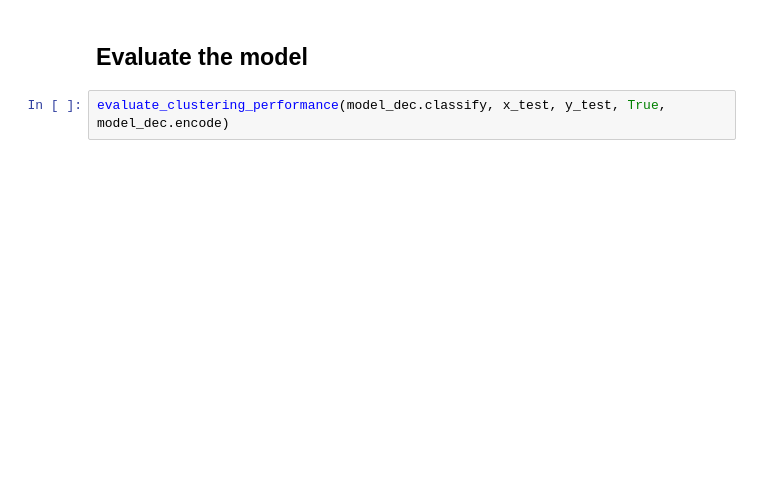
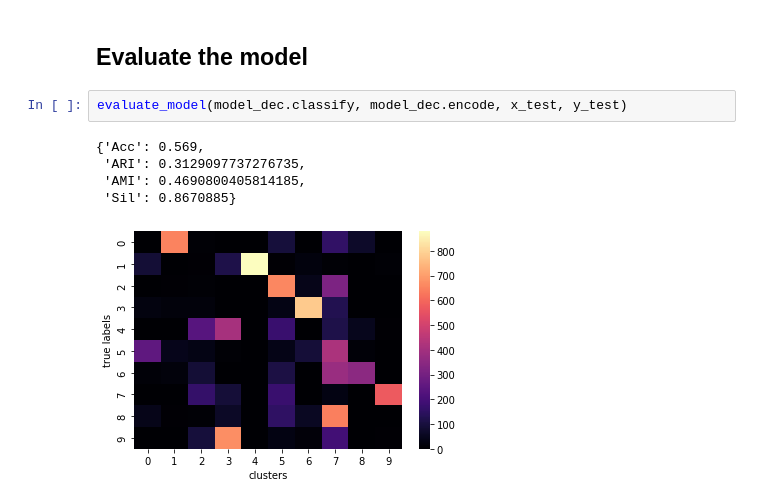
Before and after one commit to carlescn/MSc_bioinformatics_thesis, a Jupyter notebook: masters_thesis_models/vae_dec_on_MNIST.ipynb, the cells around one changed output. Cells and saved outputs as stored; diff of their text form; blank space fills up the shorter version.

Commit message:
Refactor model evaluation functions.

```diff
--- a/masters_thesis_models/vae_dec_on_MNIST.ipynb
+++ b/masters_thesis_models/vae_dec_on_MNIST.ipynb
@@ -267,4 +270,10 @@ else:
 # %% [markdown]
 ## Evaluate the model
 # %%
-evaluate_clustering_performance(model_dec.classify, x_test, y_test, True, model_dec.encode)
+evaluate_model(model_dec.classify, model_dec.encode, x_test, y_test)
+# %% [output]
+{'Acc': 0.569,
+ 'ARI': 0.3129097737276735,
+ 'AMI': 0.4690800405814185,
+ 'Sil': 0.8670885}
+[figure, added]
```
Also changed, not shown: parts of 6 cells of this notebook, 5 other files.
